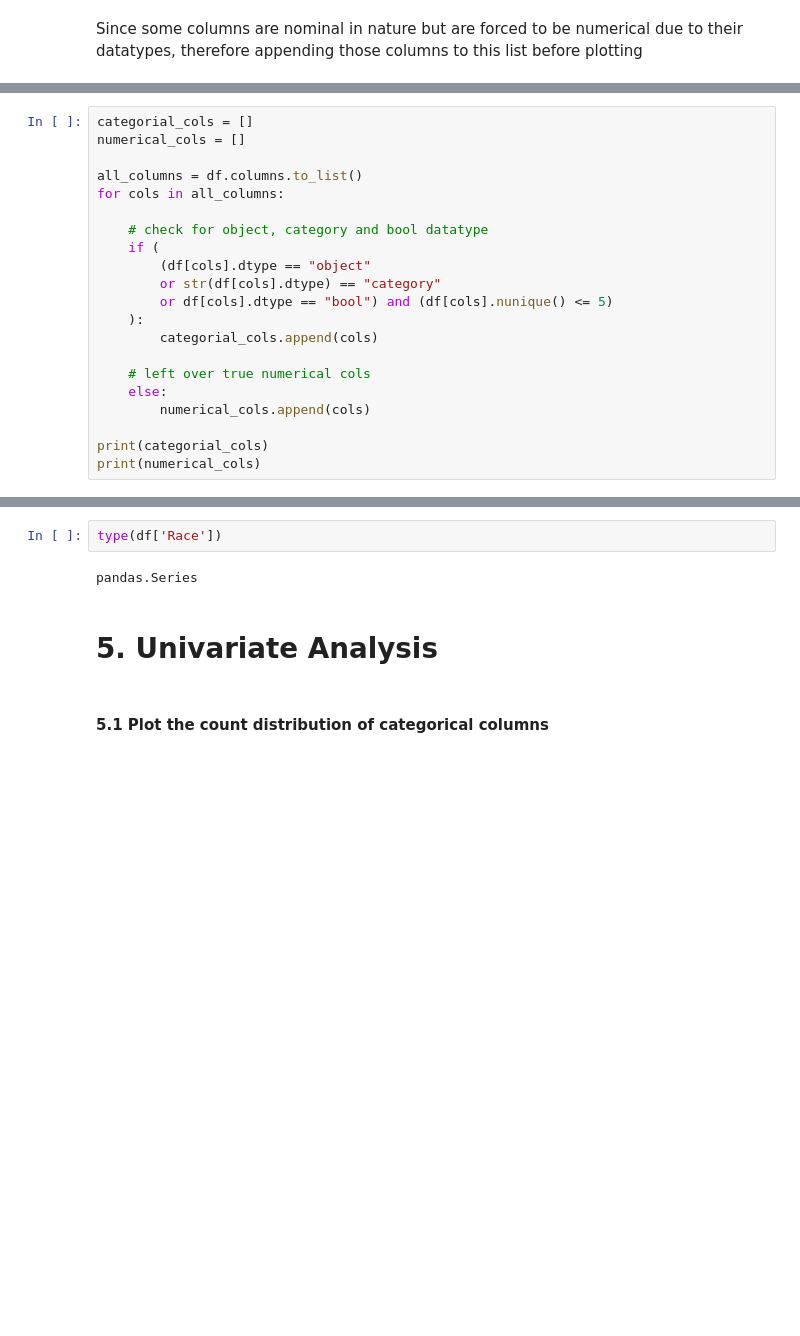
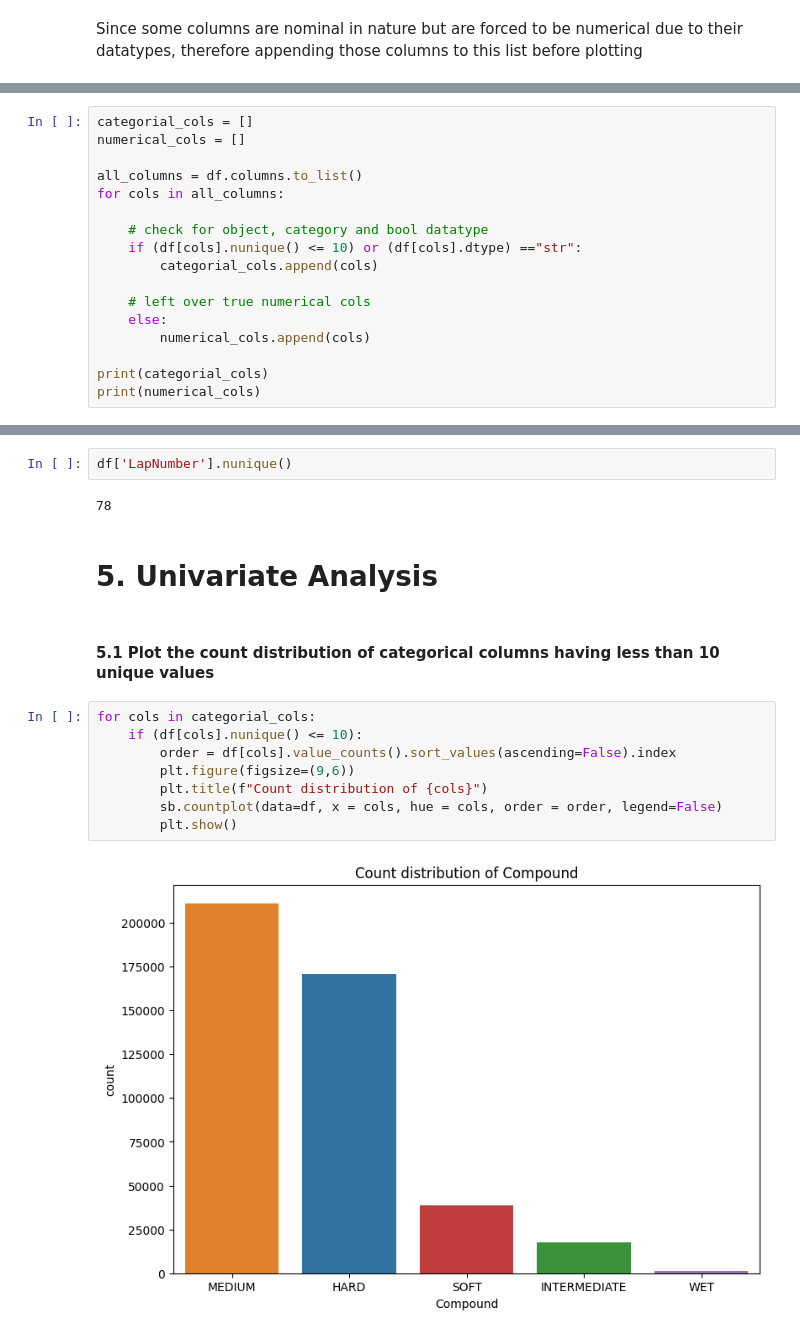
Before and after one commit to Gurmancheema/f1-pit-stop-prediction, a Jupyter notebook: 01_data_understanding.ipynb, the cells around one changed output, grey strips where cells are left out. Cells and saved outputs as stored; diff of their text form; blank space fills up the shorter version.

```diff
--- a/01_data_understanding.ipynb
+++ b/01_data_understanding.ipynb
@@ -114,11 +134,7 @@ all_columns = df.columns.to_list()
 for cols in all_columns:
 
     # check for object, category and bool datatype
-    if (
-        (df[cols].dtype == "object"
-        or str(df[cols].dtype) == "category"
-        or df[cols].dtype == "bool") and (df[cols].nunique() <= 5)
-    ):
+    if (df[cols].nunique() <= 10) or (df[cols].dtype) =="str":
         categorial_cols.append(cols)
 
     # left over true numerical cols
@@ -133,8 +149,18 @@ print(numerical_cols)
-# %%
-type(df['Race'])
-# %% [output]
-pandas.Series
+# %%
+df['LapNumber'].nunique()
+# %% [output]
+78
 # %% [markdown]
 # 5. Univariate Analysis
 # %% [markdown]
-#### 5.1 Plot the count distribution of categorical columns
+#### 5.1 Plot the count distribution of categorical columns having less than 10 unique values
+# %%
+for cols in categorial_cols:
+    if (df[cols].nunique() <= 10):
+        order = df[cols].value_counts().sort_values(ascending=False).index
+        plt.figure(figsize=(9,6))
+        plt.title(f"Count distribution of {cols}")
+        sb.countplot(data=df, x = cols, hue = cols, order = order, legend=False)
+        plt.show()
+# %% [output]
+[figure, added]
```
Also changed, not shown: parts of 13 cells of this notebook.
